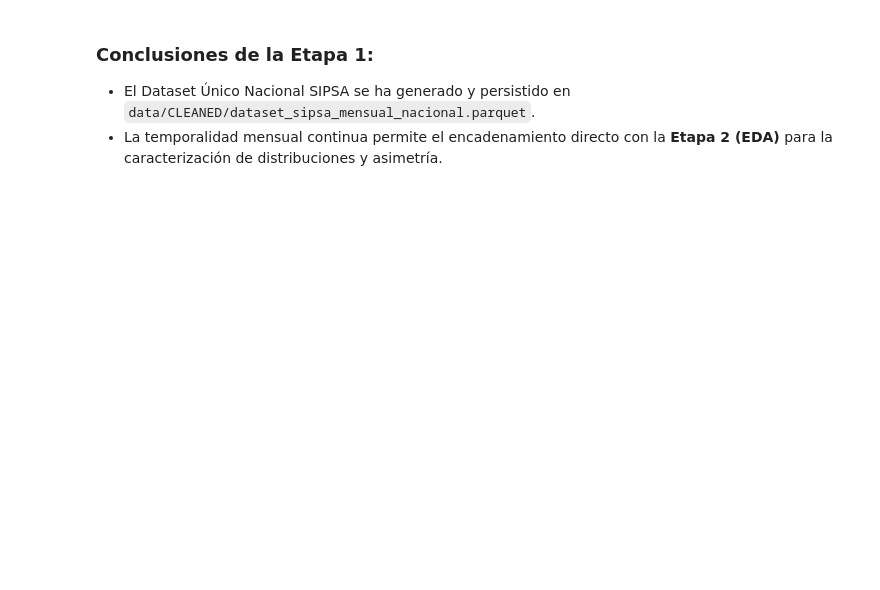
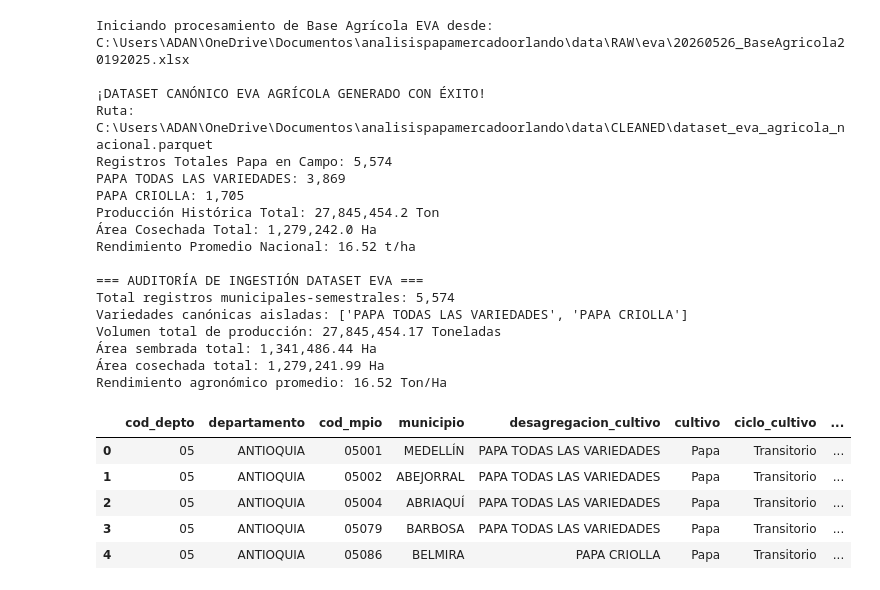
Before and after one commit to adansanchezc1-spec/Analisis-Nacional-Papa, a Jupyter notebook: notebooks/01_ingestion_dataset_unico.ipynb, the cells around one changed output. Drawn from its saved outputs; the diff is of its cells as text; code cells hidden in the pictures; blank space fills up the shorter version.

```diff
--- a/notebooks/01_ingestion_dataset_unico.ipynb
+++ b/notebooks/01_ingestion_dataset_unico.ipynb
@@ -101,4 +149,44 @@ display(df_mensual.head(5))
-# %% [markdown]
-### Conclusiones de la Etapa 1:
-- El Dataset Único Nacional SIPSA se ha generado y persistido en `data/CLEANED/dataset_sipsa_mensual_nacional.parquet`.
-- La temporalidad mensual continua permite el encadenamiento directo con la **Etapa 2 (EDA)** para la caracterización de distribuciones y asimetría.
+# %%
+# ==============================================================================
+# INGESTIÓN DEL DATASET AGROPECUARIO OFICIAL EVA (MINAGRICULTURA / UPRA 2019-2025)
+# ==============================================================================
+from src.application.ingestion_service import IngestionService
+from src.infrastructure.config import RAW_SIPSA_DIR, CLEANED_DIR
+
+ingestion_service = IngestionService(raw_dir=RAW_SIPSA_DIR, output_dir=CLEANED_DIR)
+df_eva, auditoria_eva = ingestion_service.procesar_eva()
+
+print("\n=== AUDITORÍA DE INGESTIÓN DATASET EVA ===")
+print(f"Total registros municipales-semestrales: {len(df_eva):,}")
+print(f"Variedades canónicas aisladas: {df_eva['desagregacion_cultivo'].unique().tolist()}")
+print(f"Volumen total de producción: {df_eva['produccion_ton'].sum():,.2f} Toneladas")
+print(f"Área sembrada total: {df_eva['area_sembrada_ha'].sum():,.2f} Ha")
+print(f"Área cosechada total: {df_eva['area_cosechada_ha'].sum():,.2f} Ha")
+print(f"Rendimiento agronómico promedio: {df_eva['rendimiento_ton_ha'].mean():.2f} Ton/Ha")
+
+display(df_eva.head(5))
+# %% [output]
+Iniciando procesamiento de Base Agrícola EVA desde: C:\Users\ADAN\OneDrive\Documentos\analisispapamercadoorlando\data\RAW\eva\20260526_BaseAgricola20192025.xlsx
+
+¡DATASET CANÓNICO EVA AGRÍCOLA GENERADO CON ÉXITO!
+Ruta: C:\Users\ADAN\OneDrive\Documentos\analisispapamercadoorlando\data\CLEANED\dataset_eva_agricola_nacional.parquet
+Registros Totales Papa en Campo: 5,574
+PAPA TODAS LAS VARIEDADES: 3,869
+PAPA CRIOLLA: 1,705
+Producción Histórica Total: 27,845,454.2 Ton
+Área Cosechada Total: 1,279,242.0 Ha
+Rendimiento Promedio Nacional: 16.52 t/ha
+
+=== AUDITORÍA DE INGESTIÓN DATASET EVA ===
+Total registros municipales-semestrales: 5,574
+Variedades canónicas aisladas: ['PAPA TODAS LAS VARIEDADES', 'PAPA CRIOLLA']
+Volumen total de producción: 27,845,454.17 Toneladas
+Área sembrada total: 1,341,486.44 Ha
+Área cosechada total: 1,279,241.99 Ha
+Rendimiento agronómico promedio: 16.52 Ton/Ha
+|  | cod_depto | departamento | cod_mpio | municipio | desagregacion_cultivo | cultivo | ciclo_cultivo | ... |
+| 0 | 05 | ANTIOQUIA | 05001 | MEDELLÍN | PAPA TODAS LAS VARIEDADES | Papa | Transitorio | ... |
+| 1 | 05 | ANTIOQUIA | 05002 | ABEJORRAL | PAPA TODAS LAS VARIEDADES | Papa | Transitorio | ... |
+| 2 | 05 | ANTIOQUIA | 05004 | ABRIAQUÍ | PAPA TODAS LAS VARIEDADES | Papa | Transitorio | ... |
+| 3 | 05 | ANTIOQUIA | 05079 | BARBOSA | PAPA TODAS LAS VARIEDADES | Papa | Transitorio | ... |
+| 4 | 05 | ANTIOQUIA | 05086 | BELMIRA | PAPA CRIOLLA | Papa | Transitorio | ... |
```
Also changed, not shown: parts of 8 cells of this notebook, 54 other files.
